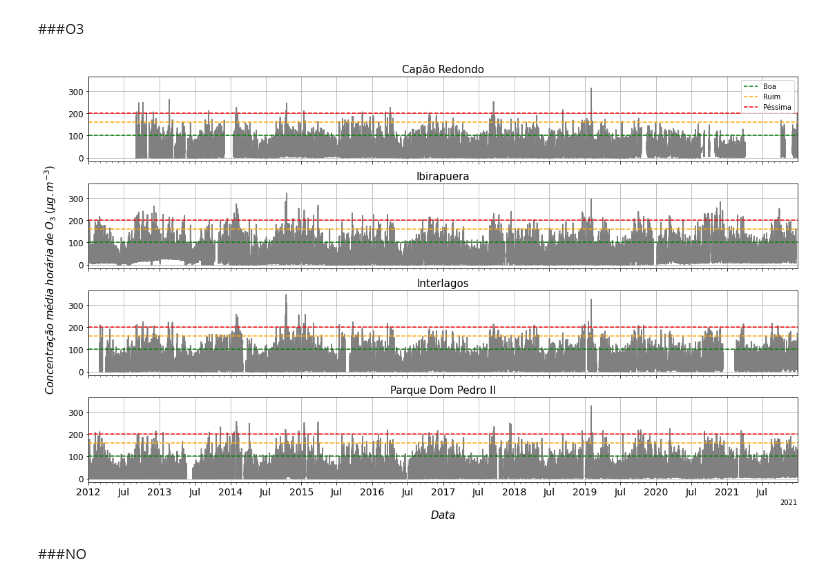
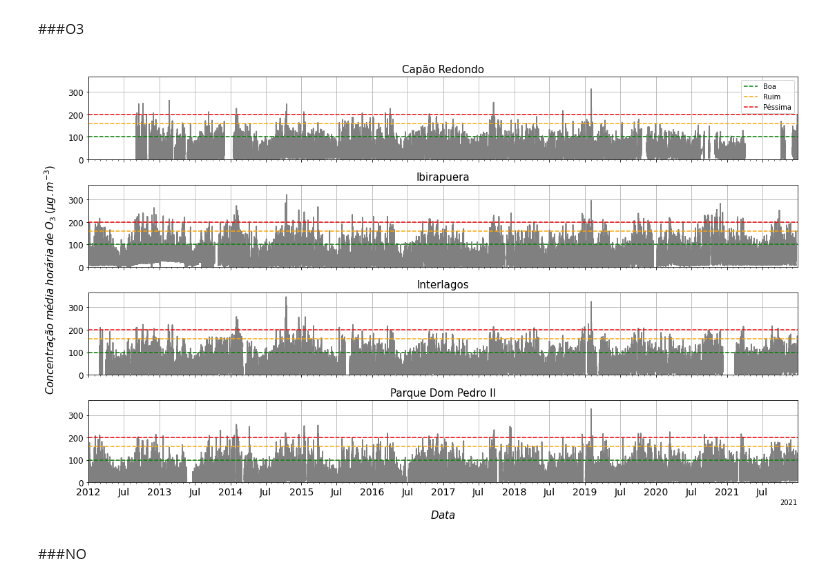
Before and after one commit to antoniogss/air_quality, a Jupyter notebook: graphs_cetesb.ipynb, the cells around one changed output. Drawn from its saved outputs; the diff is of its cells as text; code cells hidden in the pictures.

```diff
--- a/graphs_cetesb.ipynb
+++ b/graphs_cetesb.ipynb
@@ -2322,6 +2812,11 @@ y_cp_hour_o3 = cp_hour['O3']
 y_ib_hour_o3 = ib_hour['O3']
 y_inter_hour_o3 = inter_hour['O3']
 y_pq_hour_o3 = pq_hour['O3']
+
+lim_y = [y_cp_hour_o3.max(),
+         y_ib_hour_o3.max(),
+         y_inter_hour_o3.max(),
+         y_pq_hour_o3.max()]
 
 fig, (ax1, ax2, ax3, ax4) = plt.subplots(nrows=4,
                                          ncols=1,
@@ -2414,7 +2909,8 @@ for label in ax.get_xticklabels(which='major'):
 
     label.set(rotation=30, horizontalalignment='right')
 
-#######
+####################
+####################
 
 ax1.plot(x_cp_hour, y_cp_hour_o3, color='grey')
 ax1.axhline(y = 100, color = 'green', linestyle = '--', label= 'Boa')
@@ -2433,10 +2929,13 @@ ax4.axhline(y = 100, color = 'green', linestyle = '--')
 ax4.axhline(y = 160, color = 'orange', linestyle = '--')
 ax4.axhline(y = 200, color = 'red', linestyle = '--')
 
+####################
+####################
+
 ax1.legend()
 ax1.set_title('Capão Redondo',fontsize=15)
 ax1.set_xlim([dt.datetime(2012,1,1),dt.datetime(2021,12,31)], auto=True)
-# ax1.set_xlim([['2012-01-01','2021-12-31'])
+ax1.set_ylim([0, max(lim_y)+20], auto=True)
 
 # ax2.legend()
 ax2.set_title('Ibirapuera',fontsize=15)
@@ -2459,34 +2958,34 @@ plt.tick_params(labelcolor='none',
                 top=False,
                 bottom=False,
                 left=False,
                 right=False)
 
 plt.xlabel("\n$Data$",fontsize=15)
 plt.ylabel("$Concentração\;média\;horária\;de\;O_{3}\;(µg.m^{-3})$\n",fontsize=15)
 
 plt.setp(ax4.get_xticklabels(),
          fontsize=14
         )
 
 plt.setp([ax1.get_yticklabels(),
           ax2.get_yticklabels(),
           ax3.get_yticklabels(),
           ax4.get_yticklabels()],
          fontsize=12
          )
 
 plt.tight_layout()
 
 plt.savefig(
               dir + 'o3_media_horaria.png',
               transparent = True,
               bbox_inches = 'tight',
               dpi = 500
             )
 
 plt.show()
 # %% [output]
-[figure, old version]
+[figure, new version]
 # %% [markdown]
 ###NO
 # %%
```
Also changed, not shown: parts of 33 cells of this notebook.
